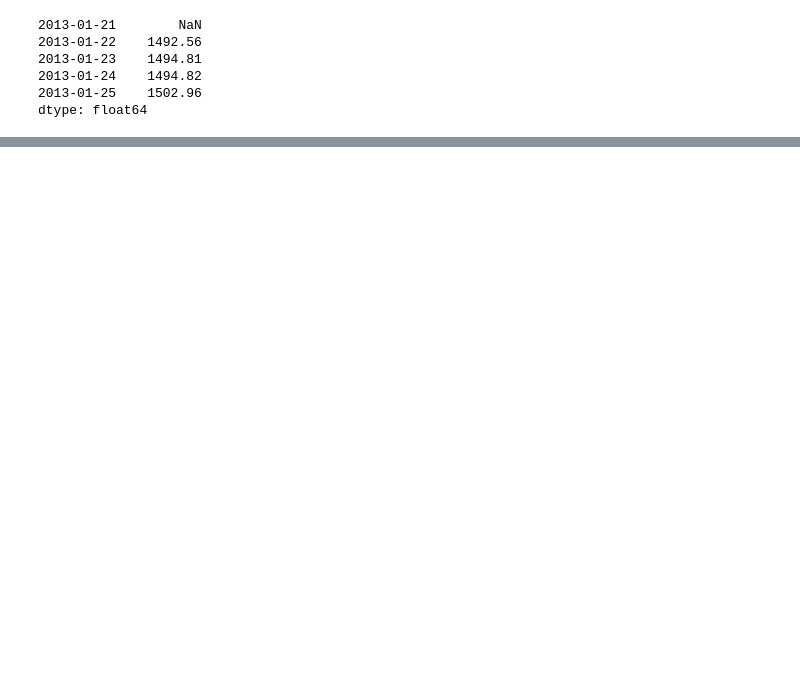
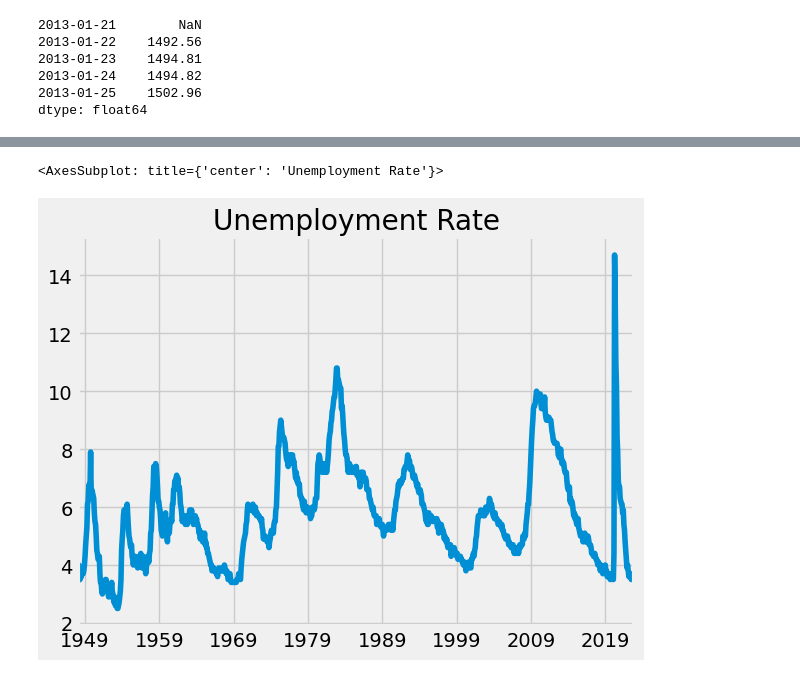
Before and after one commit to anthonymanotoa/economic_analysis, a Jupyter notebook: analysis.ipynb, the cells around one changed output, grey strips where cells are left out. Cells and saved outputs as stored; diff of their text form; code cells hidden in the pictures; blank space fills up the shorter version.

```diff
--- a/analysis.ipynb
+++ b/analysis.ipynb
@@ -52,0 +68,5 @@ fig.show()
+# %%
+fred.get_series('UNRATE').plot(title='Unemployment Rate')
+# %% [output]
+<AxesSubplot: title={'center': 'Unemployment Rate'}>
+[figure, added]
```
Also changed, not shown: parts of 2 cells of this notebook.
